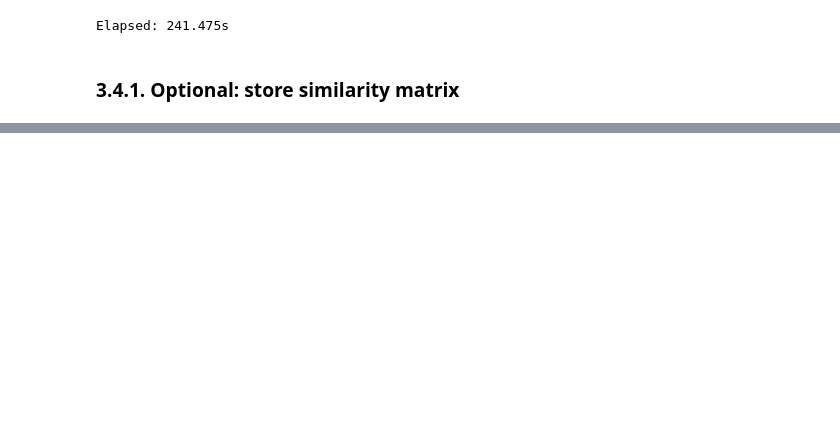
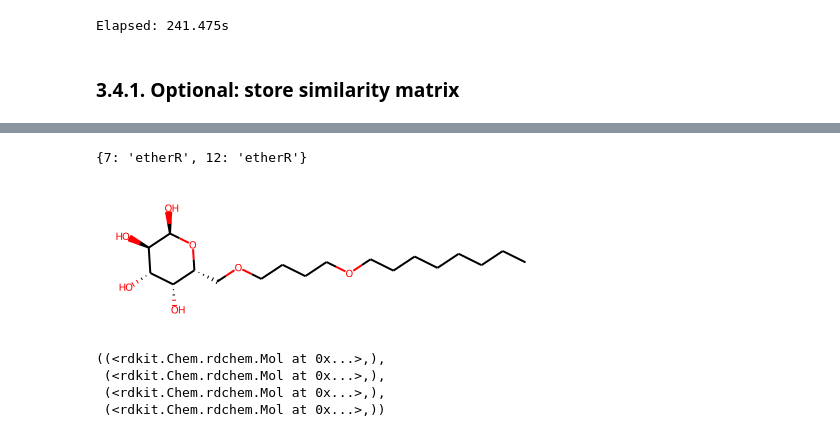
Before and after one commit to mattialpg/geass, a Jupyter notebook: 05 - Geass with Metabolic Disassembler READY.ipynb, the cells around one changed output, grey strips where cells are left out. Drawn from its saved outputs; the diff is of its cells as text; code cells hidden in the pictures; blank space fills up the shorter version.

Commit message:
RunReactants and various changes.

```diff
--- a/05 - Geass with Metabolic Disassembler READY.ipynb
+++ b/05 - Geass with Metabolic Disassembler READY.ipynb
@@ -325,0 +761,19 @@ Elapsed: 241.475s
+# %%
+fragmentator.breakable_mol_bonds
+# %% [output]
+{7: 'etherR', 12: 'etherR'}
+# %%
+mol_to_fragment = mols[indexer_original_mols.index('BS_1207')]
+mol_to_fragment
+# %% [output]
+[figure, added]
+# %%
+rxn = REACTIONS['etherR']
+rtnts = (mol_to_fragment, )
+products = rxn.RunReactants(rtnts)
+products
+# %% [output]
+((<rdkit.Chem.rdchem.Mol at 0x...>,),
+ (<rdkit.Chem.rdchem.Mol at 0x...>,),
+ (<rdkit.Chem.rdchem.Mol at 0x...>,),
+ (<rdkit.Chem.rdchem.Mol at 0x...>,))
```
Also changed, not shown: parts of 89 cells of this notebook, 19 other files.
